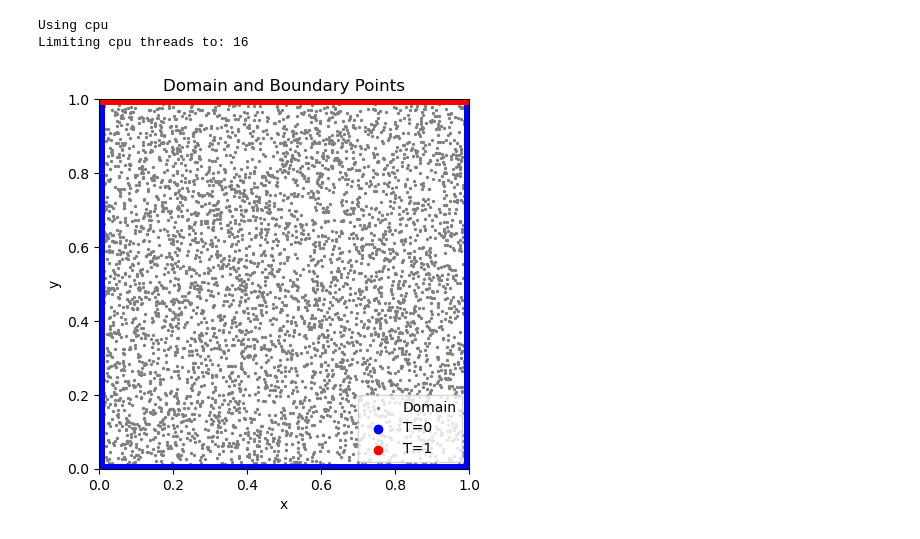
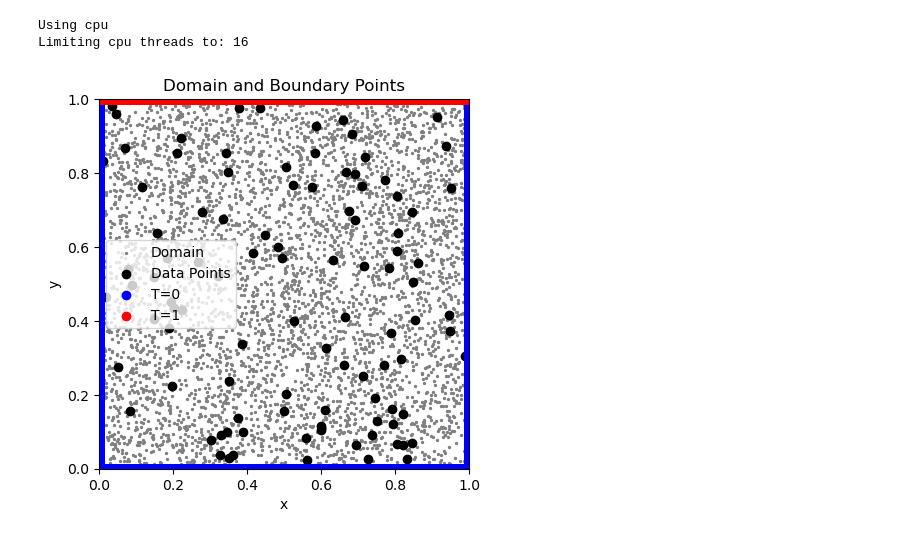
Before and after one commit to Christian-Sim-04/PINNs, a Jupyter notebook: steady_state_heat_transport/ssht_train.ipynb, the cells around one changed output. Drawn from its saved outputs; the diff is of its cells as text; code cells hidden in the pictures.

Commit message:
Working with pde, BC, and data loss (ffe=False)

```diff
--- a/steady_state_heat_transport/ssht_train.ipynb
+++ b/steady_state_heat_transport/ssht_train.ipynb
@@ -16,28 +16,47 @@ if device.type == 'cpu':
 # %% [output]
 Using cpu
 Limiting cpu threads to: 16
+# %%
+# generating data for the data loss (data points - where the prediction is compared to true values)
+
+def analytic_solution(x, y, terms = 40):
+
+    T = np.zeros_like(x)
+    for n in range(1, 2*terms, 2):  # odd n only
+        coef = (4 / (n * np.pi))
+        numerator = np.sinh(n * np.pi * y)
+        denominator = np.sinh(n * np.pi)
+        T += coef * (numerator / denominator) * np.sin(n * np.pi * x)
+    return T
+
+
+
+n_data = 100
+x_data, y_data = generate_domain_points(n_data)
+T_data = analytic_solution(x_data, y_data, terms=1)
 # %%
-# generating specific training data
+# generating specific training data (collocation points - where the pde residual is calculated)
 
 n_domain = 5000
 n_bc = 2500
 x_domain, y_domain = generate_domain_points(n_domain)
 x_bc, y_bc, t_bc = generate_boundary_points(n_bc)
 
 plt.scatter(x_domain, y_domain, c='gray', s=2, label='Domain')
+plt.scatter(x_data, y_data, c='k', label='Data Points')
 plt.scatter(x_bc[t_bc==0], y_bc[t_bc==0], c='b', label='T=0')
 plt.scatter(x_bc[t_bc==1], y_bc[t_bc==1], c='r', label='T=1')
 
 plt.xlabel('x')
 plt.ylabel('y')
 plt.title('Domain and Boundary Points')
 plt.legend()
 plt.axis('square')
 plt.xlim(0, 1)
 plt.ylim(0, 1)
 plt.show()
 # %% [output]
-[figure, old version]
+[figure, new version]
 # %%
 #instantiate the model
 
```
Also changed, not shown: parts of 5 cells of this notebook, 2 other files.
